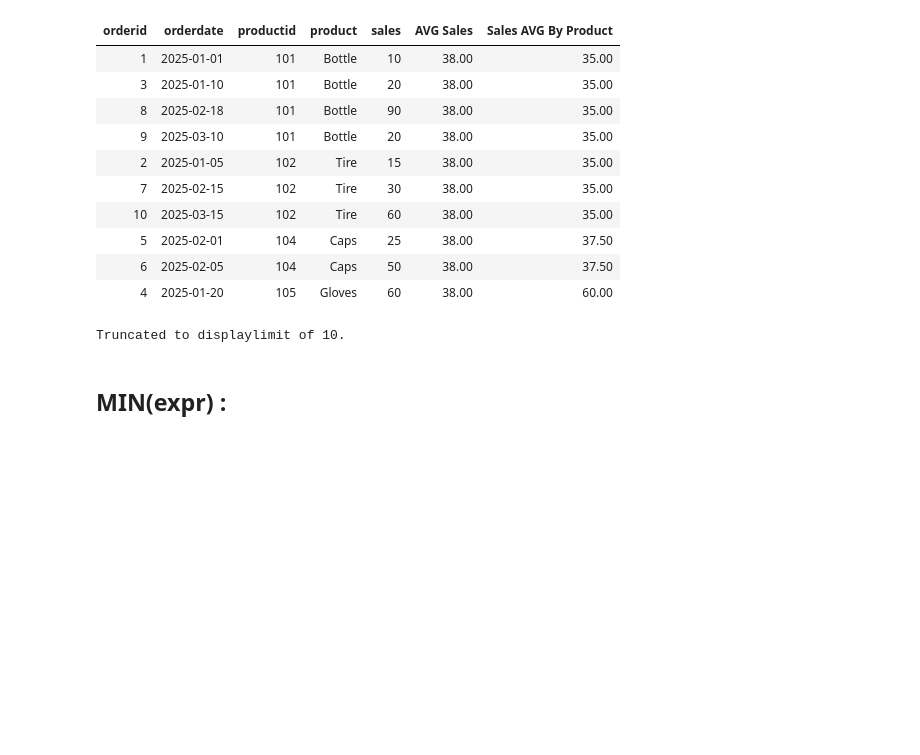
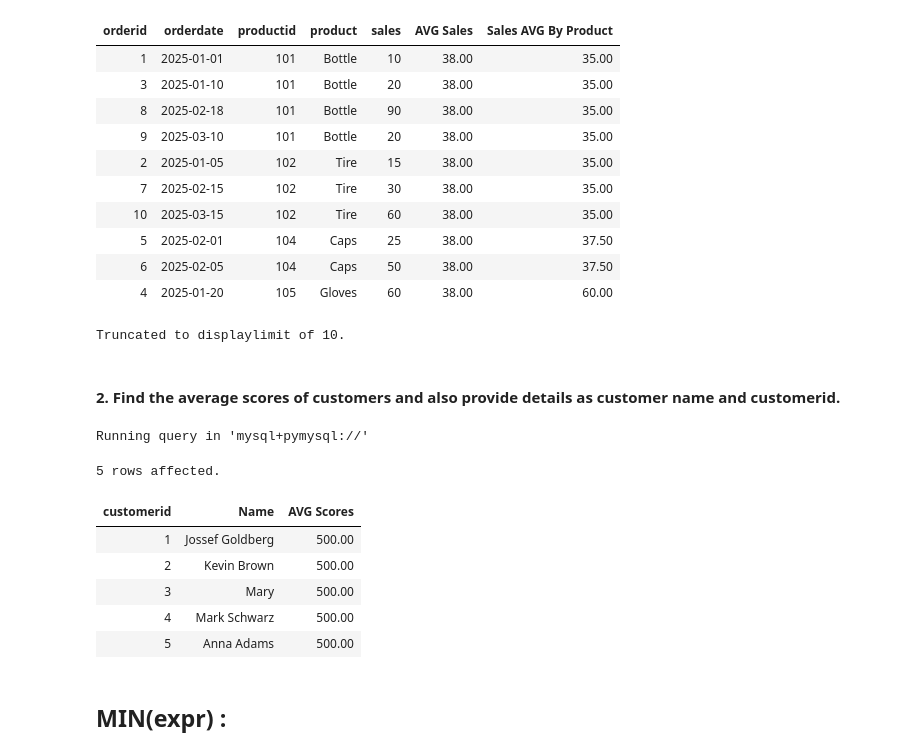
Before and after one commit to the-naman/Learn, a Jupyter notebook: SQL/SQL by Barra/My Notes/07. I - Aggregation and Analytical Functions.ipynb, the cells around one changed output. Drawn from its saved outputs; the diff is of its cells as text; code cells hidden in the pictures; blank space fills up the shorter version.

```diff
--- a/SQL/SQL by Barra/My Notes/07. I - Aggregation and Analytical Functions.ipynb
+++ b/SQL/SQL by Barra/My Notes/07. I - Aggregation and Analytical Functions.ipynb
@@ -796,6 +796,23 @@ Running query in 'mysql+pymysql://'
 | 6 | 2025-02-05 | 104 | Caps | 50 | 38.00 | 37.50 |
 | 4 | 2025-01-20 | 105 | Gloves | 60 | 38.00 | 60.00 |
 Truncated to displaylimit of 10.
+# %% [markdown]
+#### 2. Find the average scores of customers and also provide details as customer name and customerid.
+# %%
+%%sql
+select customerid,
+    concat_ws(' ', firstname, lastname) as `Name`,
+    ROUND(AVG(COALESCE(score, 0)) OVER(), 2) as `AVG Scores`
+from customers;
+# %% [output]
+Running query in 'mysql+pymysql://'
+5 rows affected.
+| customerid | Name | AVG Scores |
+| 1 | Jossef Goldberg | 500.00 |
+| 2 | Kevin Brown | 500.00 |
+| 3 | Mary | 500.00 |
+| 4 | Mark Schwarz | 500.00 |
+| 5 | Anna Adams | 500.00 |
 # %% [markdown]
 ## MIN(expr) :
 # %% [markdown]
```
